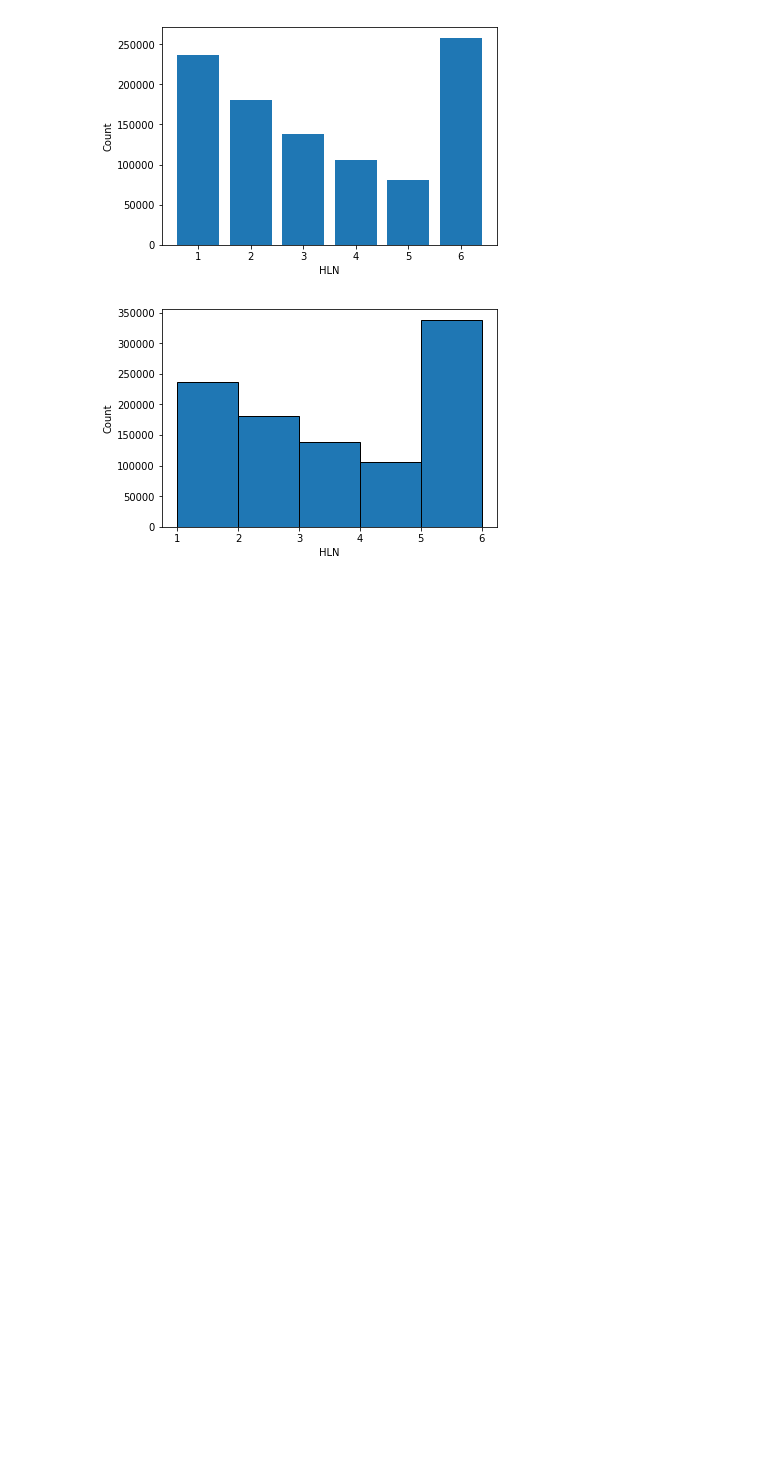
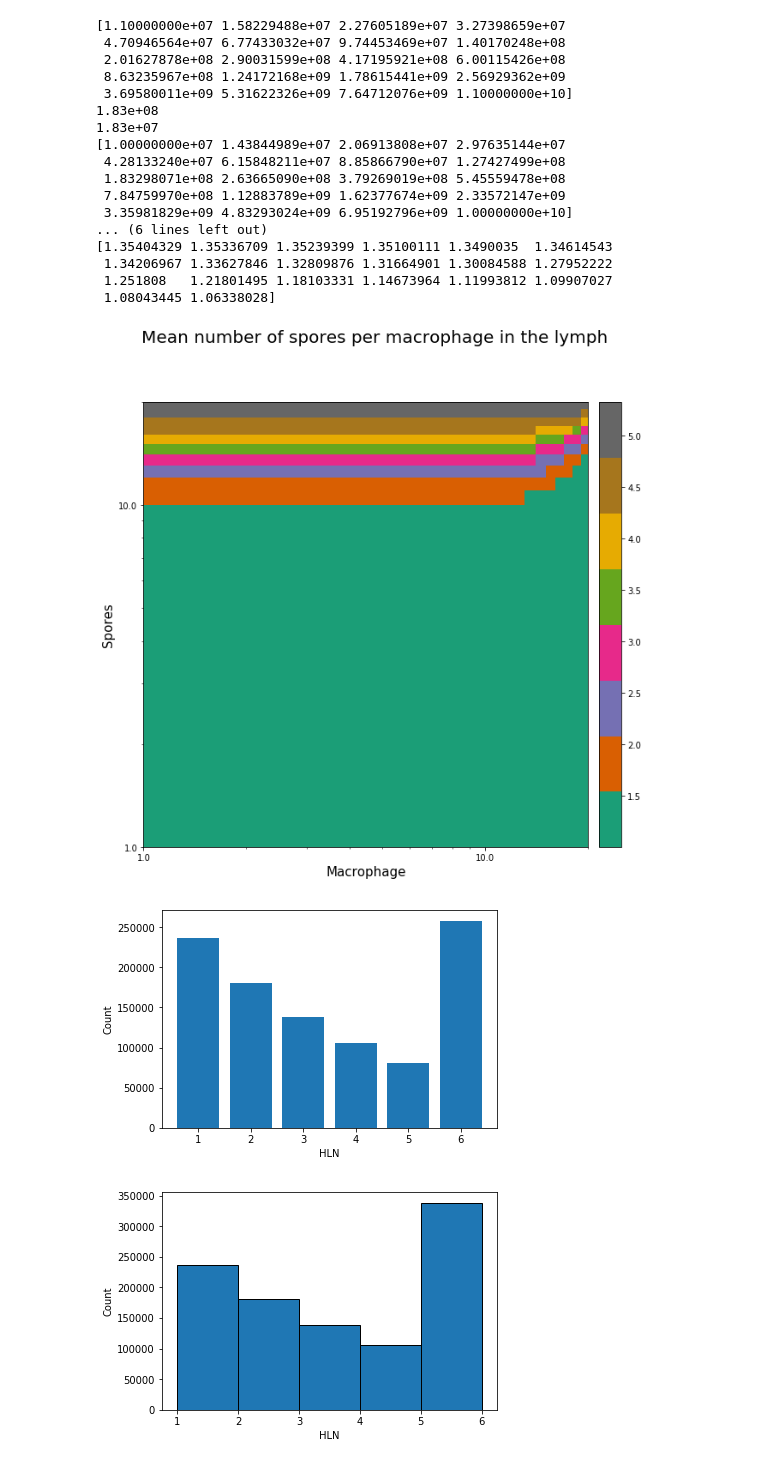
Before and after one commit to technodivergent/Bacillus_Anthracis_Simulation, a Jupyter notebook: Lung Submodel.ipynb, the cells around one changed output. Saved outputs shown, nothing was run; the diff lists cells and outputs as text; code cells hidden in the pictures; blank space fills up the shorter version.

Commit message:
~~~~~ HEATMAP TAKING SHAPE ~~~~~

```diff
--- a/Lung Submodel.ipynb
+++ b/Lung Submodel.ipynb
@@ -162,5 +163,5 @@ def get_mean(results):
 # %%
-#%%time
+%%time
 #%time results = model.run(solver=SSACSolver, seed=123)
 #%time results = model.run(solver=BasicODESolver)
 
@@ -169,8 +170,8 @@ results = numpy.zeros((20,20))
 # r = model.run(solver=BasicODESolver)
 # get_mean(r[0])
 
-for i,s in enumerate(numpy.logspace(3, 8, 20)):
-    for j,a in enumerate(numpy.logspace(3, 8, 20)):
+for i,s in enumerate(numpy.logspace(1, 10, 20)):
+    for j,a in enumerate(numpy.logspace(1, 10, 20)):
         model = DayModel(spore=s, macrophage=a)
         r = model.run(solver=BasicODESolver)
         results[i,j] = get_mean(r[0])
@@ -213,3 +207,73 @@ Text(0, 0.5, 'Spores')
+# %%
+import matplotlib.pyplot as plt
+import numpy as np
+from matplotlib.ticker import ScalarFormatter
+from mpl_toolkits import axes_grid1
+
+def add_colorbar(im, aspect=20, pad_fraction=0.5, **kwargs):
+    """Add a vertical color bar to an image plot."""
+    divider = axes_grid1.make_axes_locatable(im.axes)
+    width = axes_grid1.axes_size.AxesY(im.axes, aspect=1./aspect)
+    pad = axes_grid1.axes_size.Fraction(pad_fraction, width)
+    current_ax = plt.gca()
+    cax = divider.append_axes("right", size=width, pad=pad)
+    plt.sca(current_ax)
+    return im.axes.figure.colorbar(im, cax=cax, **kwargs)
+
+sporescale = numpy.logspace(7, 10, 20)
+macscale = numpy.logspace(6, 9, 20)
+zmax = np.max(np.abs(results))
+
+#fig = plt.figure(figsize=(10,10))
+fig,ax = plt.subplots(figsize=(10,10))
+fig.suptitle("Mean number of spores per macrophage in the lymph", fontsize=20)
+im = plt.imshow(results, cmap='Dark2', interpolation='nearest', extent=[0,20,20,0])
+#plt.colorbar()
+add_colorbar(im)
+plt.xlabel("Macrophage", fontsize=15)
+plt.ylabel("Spores", fontsize=15)
+
+ticks = numpy.linspace(0,20,21)
+plt.xticks(ticks)
+plt.yticks(ticks)
+
+ax.axis([1, 20, 1, 20])
+ax.loglog()
+
+for axis in [ax.xaxis, ax.yaxis]:
+    axis.set_major_formatter(ScalarFormatter())
+
+# print("Spores @ 10: {0:1.2e}".format(sporescale[11]))
+# print("Spores @ 20: {0:1.2e}".format(sporescale[19]))
+# print("")
+# print("Macrophages @ 10: {0:1.2e}".format(macscale[11]))
+# print("Macrophages @ 20: {0:1.2e}".format(macscale[19]))
+
+print("{0:1.2e}".format(sporescale[8]))
+print("{0:1.2e}".format(macscale[8]))
+print(sporescale)
+print(macscale)
+print("")
+print(results[8])
+# %% [output]
+[1.10000000e+07 1.58229488e+07 2.27605189e+07 3.27398659e+07
+ 4.70946564e+07 6.77433032e+07 9.74453469e+07 1.40170248e+08
+ 2.01627878e+08 2.90031599e+08 4.17195921e+08 6.00115426e+08
+ 8.63235967e+08 1.24172168e+09 1.78615441e+09 2.56929362e+09
+ 3.69580011e+09 5.31622326e+09 7.64712076e+09 1.10000000e+10]
+1.83e+08
+1.83e+07
+[1.00000000e+07 1.43844989e+07 2.06913808e+07 2.97635144e+07
+ 4.28133240e+07 6.15848211e+07 8.85866790e+07 1.27427499e+08
+ 1.83298071e+08 2.63665090e+08 3.79269019e+08 5.45559478e+08
+ 7.84759970e+08 1.12883789e+09 1.62377674e+09 2.33572147e+09
+ 3.35981829e+09 4.83293024e+09 6.95192796e+09 1.00000000e+10]
+... (6 lines left out)
+[1.35404329 1.35336709 1.35239399 1.35100111 1.3490035  1.34614543
+ 1.34206967 1.33627846 1.32809876 1.31664901 1.30084588 1.27952222
+ 1.251808   1.21801495 1.18103331 1.14673964 1.11993812 1.09907027
+ 1.08043445 1.06338028]
+[figure, added]
 # %%
 res = results_orig[0]
 data = [
```
Also changed, not shown: parts of 6 cells of this notebook.
